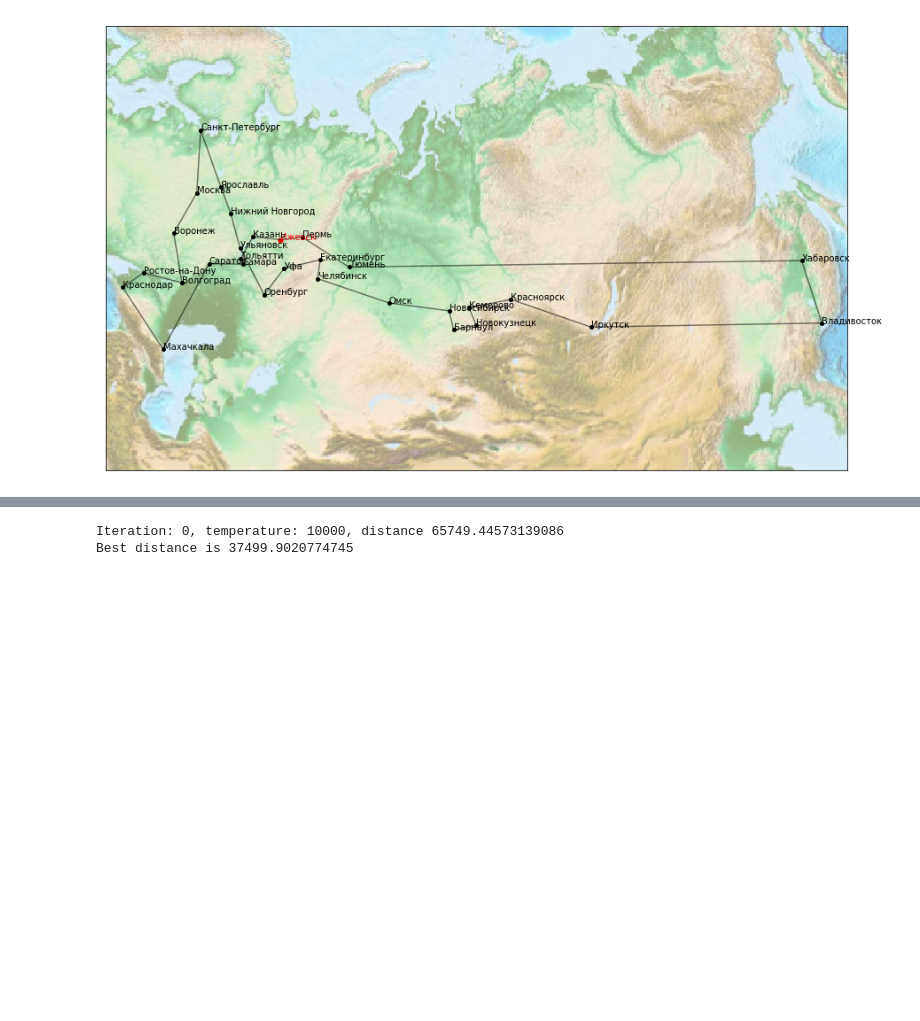
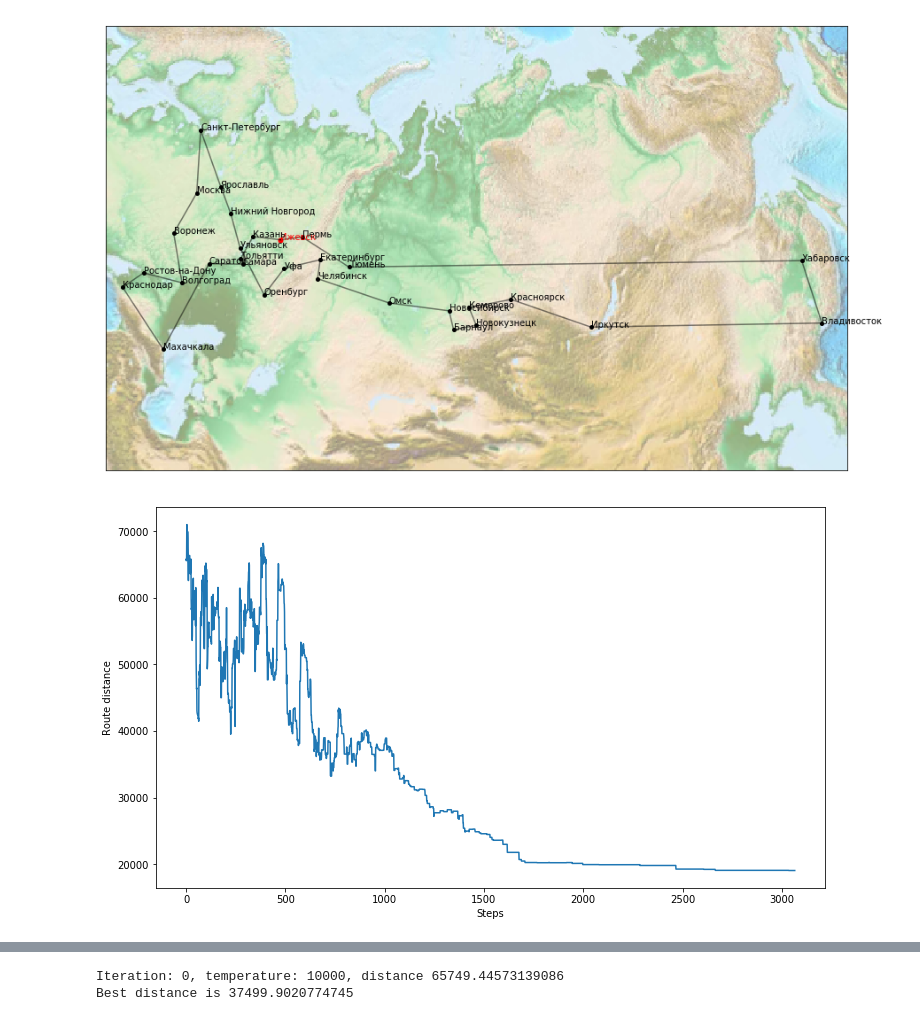
Before and after one commit to KKhanda/simulated-annealing, a Jupyter notebook: annealing.ipynb, the cells around one changed output, grey strips where cells are left out. Saved outputs shown, nothing was run; the diff lists cells and outputs as text; code cells hidden in the pictures; blank space fills up the shorter version.

```diff
--- a/annealing.ipynb
+++ b/annealing.ipynb
@@ -152,6 +152,13 @@ def plot_route(best_route):
             plt.plot(x_0, y_0, 'ok', markersize=4)
             plt.text(x_0, y_0, cities.iloc[value]['Город'], fontsize=10)
         plt.plot([x_0, x_1], [y_0, y_1], color='black', alpha=.5)
+
+def show_graph(steps, distances):
+    fig, ax = subplots(figsize=(12, 7))
+    ax.plot(steps, distances)
+    ax.set_xlabel('Steps')
+    ax.set_ylabel('Route distance')
+    show()
 # %%
 # Average cooling
 distances, temperatures, steps, best_route = anneal(10000, 0.003)
@@ -178,5 +185,9 @@ plot_route(best_route)
 # %% [output]
 Clipping input data to the valid range for imshow with RGB data ([0..1] for floats or [0..255] for integers).
 [figure]
+# %%
+show_graph(steps, distances)
+# %% [output]
+[figure, added]
 # %%
 # Average cooling
```
Also changed, not shown: parts of 9 cells of this notebook.
